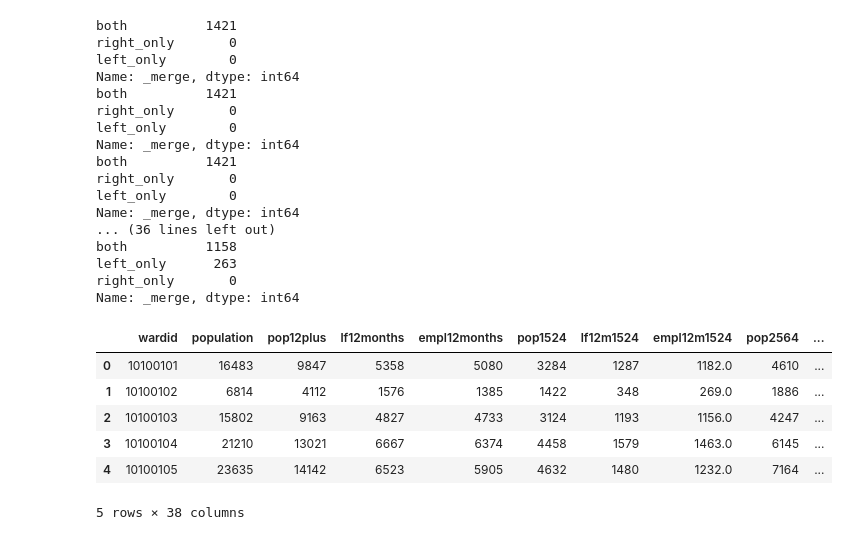
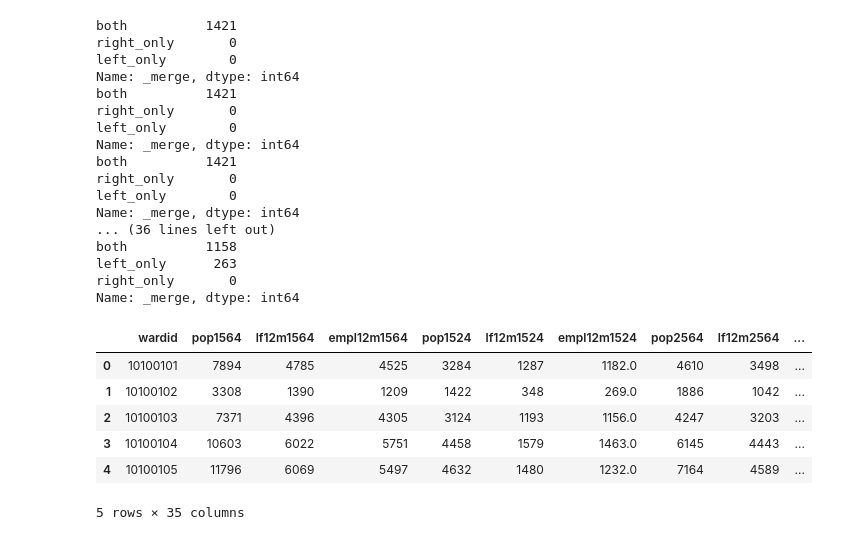
Before and after one commit to Ozniras/zambiaLabor, a Jupyter notebook: maps/percentClean.ipynb, the cells around one changed output. Saved outputs shown, nothing was run; the diff lists cells and outputs as text; code cells hidden in the pictures.

```diff
--- a/maps/percentClean.ipynb
+++ b/maps/percentClean.ipynb
@@ -44,11 +44,11 @@ def doplot(plotWhat, title, footnote):
 def prepCsv(ending, base, profession = False):
     file = '/home/ram22/dataDrive/dataProjects/povMap/zambiaLFSmapping/3_csvOutput/censuswardlabor' + ending + '.csv'
     db = pd.read_csv(file)
-    db.rename(columns={'pop12plus': 'pop' + ending.title(),
+    db.rename(columns={'popthiscase': 'pop' + ending.title(),
                        'lf12months': 'lf12m' + ending.title(),
                        'empl12months': 'empl12m' + ending.title()},
               inplace = True)
-    db.drop(['dist', 'const', 'ward', 'population', 'lf7days', 'empl7days', 'unem7days', 'unem12months'],
+    db.drop(['dist', 'const', 'ward', 'population1564', 'lf7days', 'empl7days', 'unem7days', 'unem12months'],
               axis = 1, inplace = True)
     if profession == True:
         db.drop(['pop' + ending.title(), 'lf12m' + ending.title(),], axis = 1, inplace = True)
@@ -62,12 +62,11 @@ def prepCsv(ending, base, profession = False):
 def prepCsvRegion(region, ending, base, profession = False):
     file = '/home/ram22/dataDrive/dataProjects/povMap/zambiaLFSmapping/3_csvOutput/censusward' + region + 'labor' + ending + '.csv'
     db = pd.read_csv(file)
-    db.rename(columns={'population' : 'pop' + region.title() + ending.title(),
-                       'pop12plus' : 'pop12plus' + region.title() + ending.title(),
+    db.rename(columns={'popthiscase' : 'pop' + region.title() + ending.title(),
                        'lf12months' : 'lf12m' + region.title() + ending.title(),
                        'empl12months' : 'empl12m' + region.title() + ending.title()},
               inplace = True)
-    db.drop(['dist', 'const', 'ward', 'region', 'wardregionid', 'lf7days', 'empl7days', 'unem7days', 'unem12months'],
+    db.drop(['dist', 'const', 'ward', 'region', 'wardregionid', 'population1564', 'lf7days', 'empl7days', 'unem7days', 'unem12months'],
               axis = 1, inplace = True)
     if profession == True:
         db.drop(['pop' + region.title() + ending.title(), 'lf12m' + region.title() + ending.title(),], axis = 1, inplace = True)
@@ -96,52 +95,56 @@ m.readshapefile('/home/ram22/dataDrive/dataProjects/povMap/zambiaLFSmapping/0_or
 # %%
 # Load csv files with data. Use this to rename and merge as needed
-laborAll = pd.read_csv('/home/ram22/dataDrive/dataProjects/povMap/zambiaLFSmapping/3_csvOutput/censuswardlaborall.csv')
-laborAll.drop(['dist', 'const', 'ward', 'lf7days', 'empl7days', 'unem7days', 'unem12months'],
+laborAll = pd.read_csv('/home/ram22/dataDrive/dataProjects/povMap/zambiaLFSmapping/3_csvOutput/censuswardlabor1564.csv')
+laborAll.rename(columns={'popthiscase' : 'pop1564',
+                        'lf12months' : 'lf12m1564',
+                        'empl12months' : 'empl12m1564'},
+                inplace = True)
+laborAll.drop(['dist', 'const', 'ward', 'population1564', 'lf7days', 'empl7days', 'unem7days', 'unem12months'],
               axis = 1, inplace = True)
 
 laborAll = prepCsv('1524', laborAll)
 laborAll = prepCsv('2564', laborAll)
-laborAll = prepCsv('male', laborAll)
-laborAll = prepCsv('female', laborAll)
-laborAll = prepCsv('agriculture', laborAll, profession = True)
-laborAll = prepCsv('manufacture', laborAll, profession = True)
-laborAll = prepCsv('otherindustry', laborAll, profession = True)
-laborAll = prepCsv('mining', laborAll, profession = True)
-laborAll = prepCsv('semiskilled', laborAll)
-laborAll = prepCsv('unskilled', laborAll)
-laborAll = prepCsv('skilled', laborAll)
+laborAll = prepCsv('male1564', laborAll)
+laborAll = prepCsv('female1564', laborAll)
+laborAll = prepCsv('agriculture1564', laborAll, profession = True)
+laborAll = prepCsv('manufacture1564', laborAll, profession = True)
+laborAll = prepCsv('otherindustry1564', laborAll, profession = True)
+laborAll = prepCsv('mining1564', laborAll, profession = True)
+laborAll = prepCsv('semiskilled1564', laborAll)
+laborAll = prepCsv('unskilled1564', laborAll)
+laborAll = prepCsv('skilled1564', laborAll)
 
-laborAll = prepCsvRegion('urban', 'all', laborAll)
-laborAll = prepCsvRegion('rural', 'all', laborAll)
+laborAll = prepCsvRegion('urban', '1564', laborAll)
+laborAll = prepCsvRegion('rural', '1564', laborAll)
 
 laborAll.fillna(0, inplace = True)
 
 laborAll.head()
 # %% [output]
 both          1421
 right_only       0
 left_only        0
 Name: _merge, dtype: int64
 both          1421
 right_only       0
 left_only        0
 Name: _merge, dtype: int64
 both          1421
 right_only       0
 left_only        0
 Name: _merge, dtype: int64
 ... (36 lines left out)
 both          1158
 left_only      263
 right_only       0
 Name: _merge, dtype: int64
-|  | wardid | population | pop12plus | lf12months | empl12months | pop1524 | lf12m1524 | empl12m1524 | pop2564 | ... |
-| 0 | 10100101 | 16483 | 9847 | 5358 | 5080 | 3284 | 1287 | 1182.0 | 4610 | ... |
-| 1 | 10100102 | 6814 | 4112 | 1576 | 1385 | 1422 | 348 | 269.0 | 1886 | ... |
-| 2 | 10100103 | 15802 | 9163 | 4827 | 4733 | 3124 | 1193 | 1156.0 | 4247 | ... |
-| 3 | 10100104 | 21210 | 13021 | 6667 | 6374 | 4458 | 1579 | 1463.0 | 6145 | ... |
-| 4 | 10100105 | 23635 | 14142 | 6523 | 5905 | 4632 | 1480 | 1232.0 | 7164 | ... |
+|  | wardid | pop1564 | lf12m1564 | empl12m1564 | pop1524 | lf12m1524 | empl12m1524 | pop2564 | lf12m2564 | ... |
+| 0 | 10100101 | 7894 | 4785 | 4525 | 3284 | 1287 | 1182.0 | 4610 | 3498 | ... |
+| 1 | 10100102 | 3308 | 1390 | 1209 | 1422 | 348 | 269.0 | 1886 | 1042 | ... |
+| 2 | 10100103 | 7371 | 4396 | 4305 | 3124 | 1193 | 1156.0 | 4247 | 3203 | ... |
+| 3 | 10100104 | 10603 | 6022 | 5751 | 4458 | 1579 | 1463.0 | 6145 | 4443 | ... |
+| 4 | 10100105 | 11796 | 6069 | 5497 | 4632 | 1480 | 1232.0 | 7164 | 4589 | ... |
-5 rows × 38 columns
+5 rows × 35 columns
 # %%
 #Create indicators
 dataFile = laborAll
```
Also changed, not shown: parts of 11 cells of this notebook.
